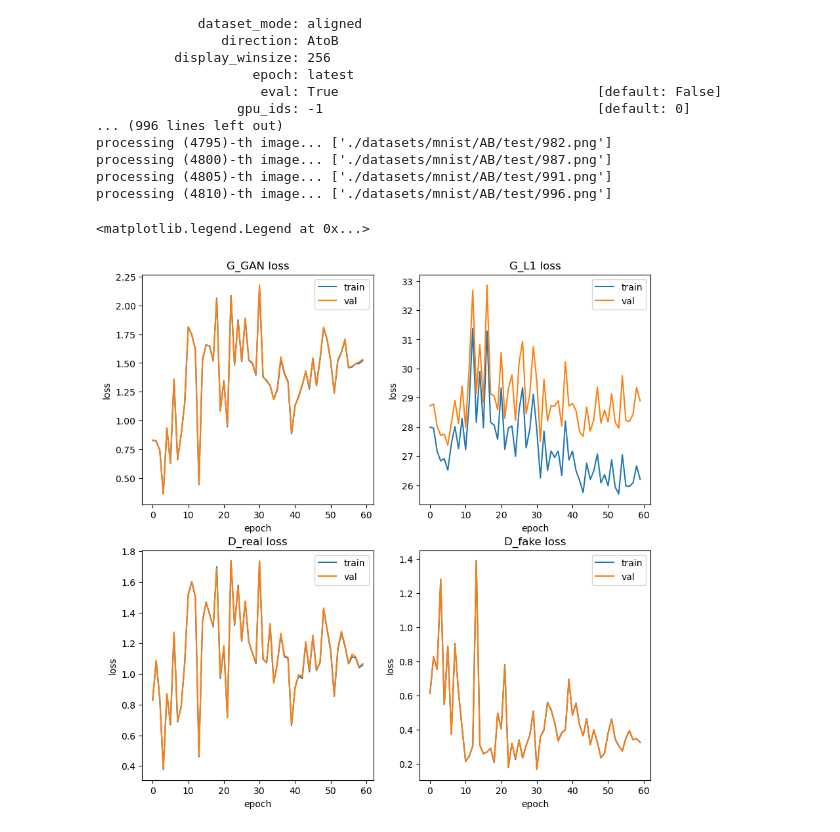
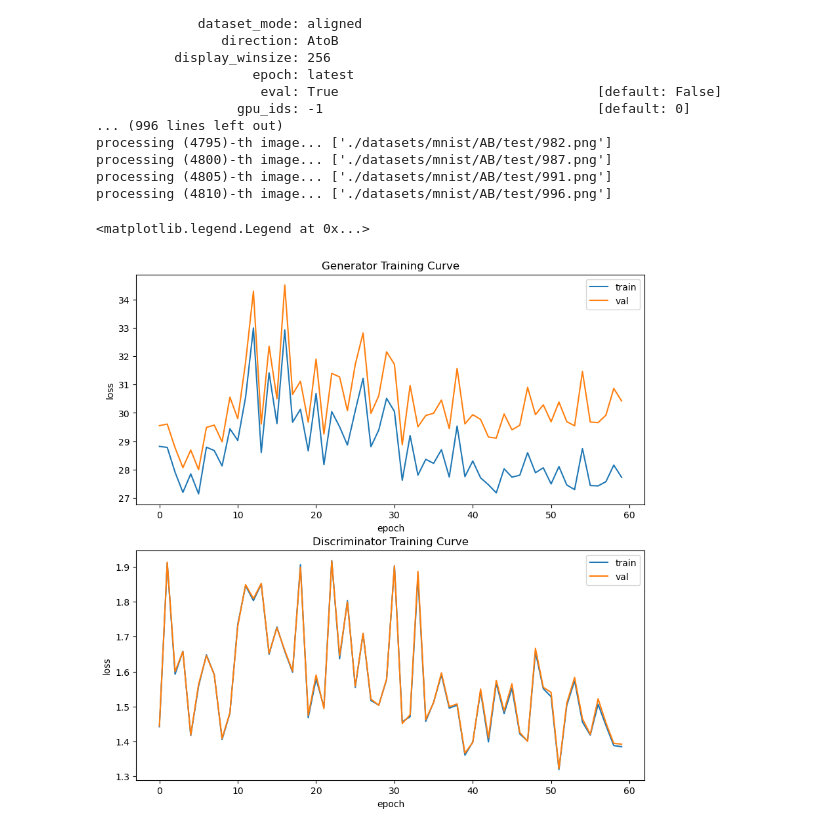
Before and after one commit to kevinmbeaulieu/pytorch-CycleGAN-and-pix2pix, a Jupyter notebook: hw6.ipynb, the cells around one changed output. Drawn from its saved outputs; the diff is of its cells as text; code cells hidden in the pictures.

```diff
--- a/hw6.ipynb
+++ b/hw6.ipynb
@@ -152,44 +152,34 @@ def read_loss_log(loss_name):
 
 train_losses_G_GAN = read_loss_log('train_loss_G_GAN')
 train_losses_G_L1 = read_loss_log('train_loss_G_L1')
+train_losses_G = [a + b for a, b in zip(train_losses_G_GAN, train_losses_G_L1)]
 train_losses_D_real = read_loss_log('train_loss_D_real')
 train_losses_D_fake = read_loss_log('train_loss_D_fake')
+train_losses_D = [a + b for a, b in zip(train_losses_D_real, train_losses_D_fake)]
 val_losses_G_GAN = read_loss_log('val_loss_G_GAN')
 val_losses_G_L1 = read_loss_log('val_loss_G_L1')
+val_losses_G = [a + b for a, b in zip(val_losses_G_GAN, val_losses_G_L1)]
 val_losses_D_real = read_loss_log('val_loss_D_real')
 val_losses_D_fake = read_loss_log('val_loss_D_fake')
+val_losses_D = [a + b for a, b in zip(val_losses_D_real, val_losses_D_fake)]
 # %%
 import matplotlib.pyplot as plt
 
-fig, axs = plt.subplots(2, 2, figsize=(10, 10))
+fig, axs = plt.subplots(2, 1, figsize=(10, 10))
 
-axs[0, 0].plot(train_losses_G_GAN, label='train')
-axs[0, 0].plot(val_losses_G_GAN, label='val')
-axs[0, 0].set_title('G_GAN loss')
-axs[0, 0].set_xlabel('epoch')
-axs[0, 0].set_ylabel('loss')
-axs[0, 0].legend()
+axs[0].plot(train_losses_G, label='train')
+axs[0].plot(val_losses_G, label='val')
+axs[0].set_title('Generator Training Curve')
+axs[0].set_xlabel('epoch')
+axs[0].set_ylabel('loss')
+axs[0].legend()
 
-axs[0, 1].plot(train_losses_G_L1, label='train')
-axs[0, 1].plot(val_losses_G_L1, label='val')
-axs[0, 1].set_title('G_L1 loss')
-axs[0, 1].set_xlabel('epoch')
-axs[0, 1].set_ylabel('loss')
-axs[0, 1].legend()
-
-axs[1, 0].plot(train_losses_D_real, label='train')
-axs[1, 0].plot(val_losses_D_real, label='val')
-axs[1, 0].set_title('D_real loss')
-axs[1, 0].set_xlabel('epoch')
-axs[1, 0].set_ylabel('loss')
-axs[1, 0].legend()
-
-axs[1, 1].plot(train_losses_D_fake, label='train')
-axs[1, 1].plot(val_losses_D_fake, label='val')
-axs[1, 1].set_title('D_fake loss')
-axs[1, 1].set_xlabel('epoch')
-axs[1, 1].set_ylabel('loss')
-axs[1, 1].legend()
+axs[1].plot(train_losses_D, label='train')
+axs[1].plot(val_losses_D, label='val')
+axs[1].set_title('Discriminator Training Curve')
+axs[1].set_xlabel('epoch')
+axs[1].set_ylabel('loss')
+axs[1].legend()
 # %% [output]
 <matplotlib.legend.Legend at 0x...>
-[figure, old version]
+[figure, new version]
```
Also changed, not shown: parts of 1 cell of this notebook.
